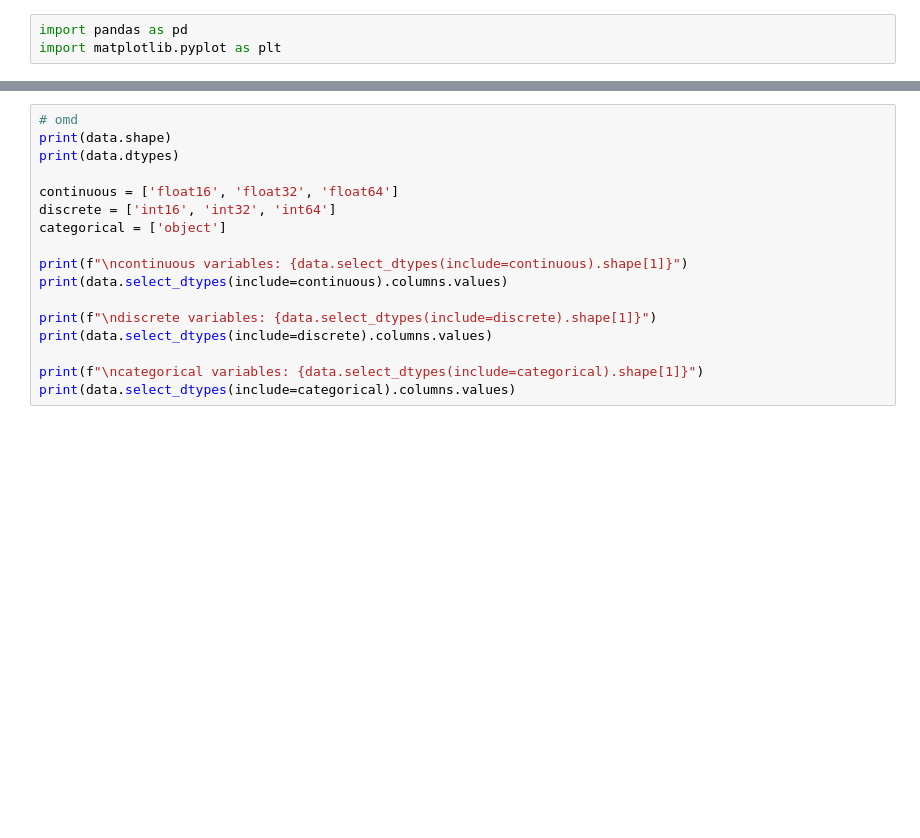
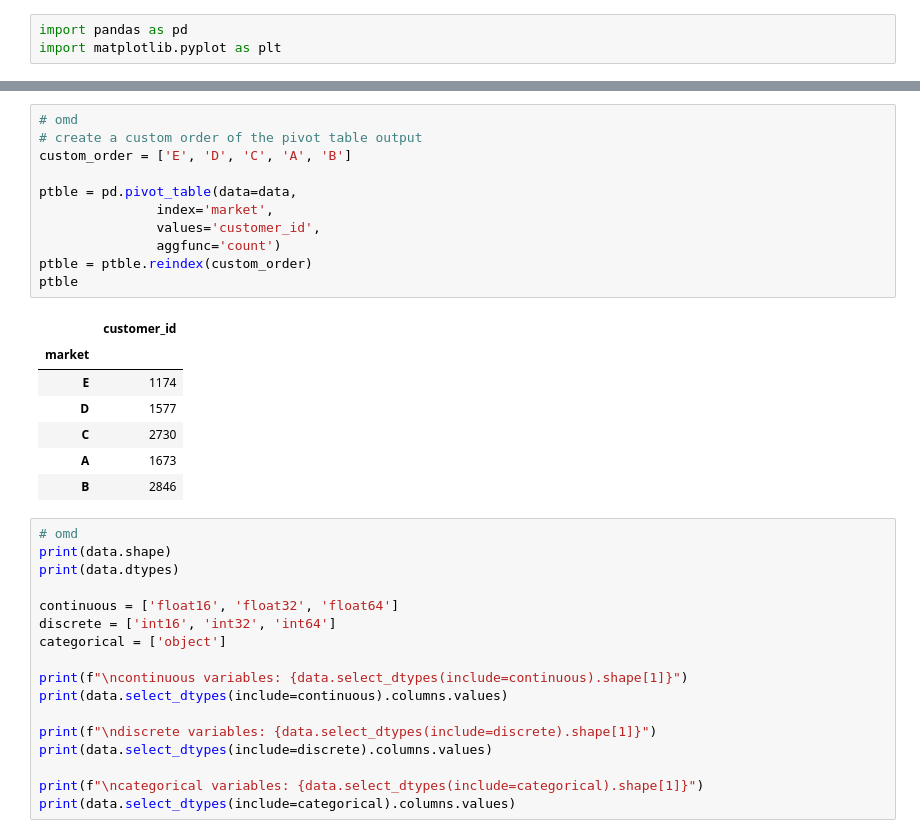
Before and after one commit to omdgit/feature-engineering-for-machine-learning, a Jupyter notebook: Section-03-Types-of-Variables/1-Numerical-Variables.ipynb, the cells around one changed output, grey strips where cells are left out. Cells and saved outputs as stored; diff of their text form; blank space fills up the shorter version.

```diff
--- a/Section-03-Types-of-Variables/1-Numerical-Variables.ipynb
+++ b/Section-03-Types-of-Variables/1-Numerical-Variables.ipynb
@@ -91,3 +121,22 @@ data.head()
+# %%
+# omd
+# create a custom order of the pivot table output
+custom_order = ['E', 'D', 'C', 'A', 'B']
+
+ptble = pd.pivot_table(data=data,
+               index='market',
+               values='customer_id',
+               aggfunc='count')
+ptble = ptble.reindex(custom_order)
+ptble
+# %% [output]
+|  | customer_id |
+| market |  |
+| E | 1174 |
+| D | 1577 |
+| C | 2730 |
+| A | 1673 |
+| B | 2846 |
 # %%
 # omd
 print(data.shape)
```
Also changed, not shown: parts of 2 cells of this notebook, 2 other files.
